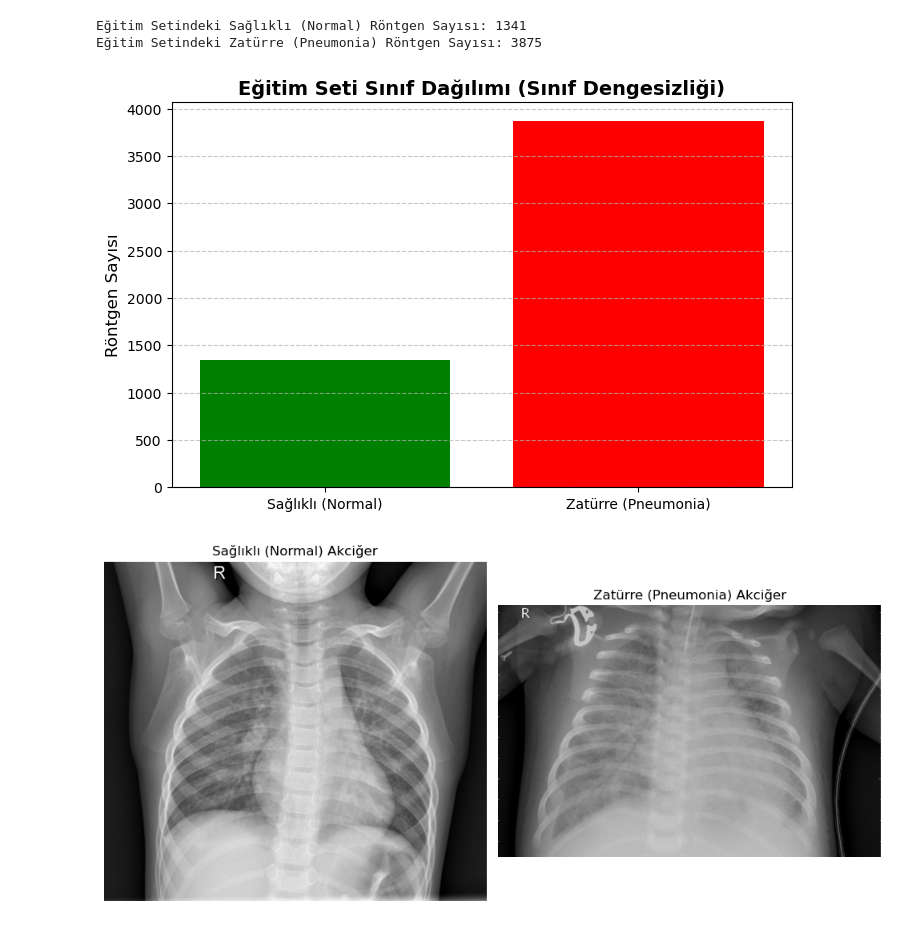
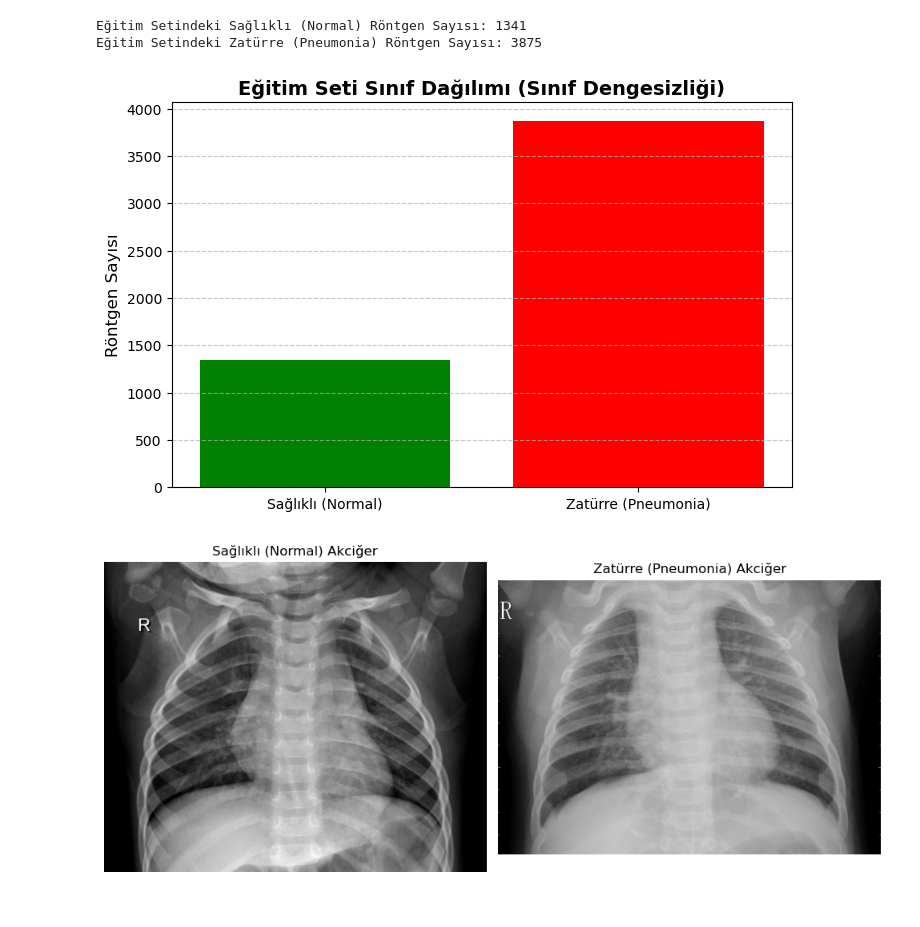
Before and after one commit to mustafaerfidan/Chest-XRay-Pneumonia-Detection, a Jupyter notebook: notebooks/01_veri_kesfi.ipynb, the cells around one changed output. Drawn from its saved outputs; the diff is of its cells as text; code cells hidden in the pictures.

```diff
--- a/notebooks/01_veri_kesfi.ipynb
+++ b/notebooks/01_veri_kesfi.ipynb
@@ -61,38 +61,38 @@ plt.show()
 # =====================================================================
 
 # listdir()[0]: Klasördeki resim listesinin ilk elemanını (0. indeks) yani ilk resmi seçeriz.
-normal_ilk_resim = os.listdir(normal_dir)[0]
-zaturre_ilk_resim = os.listdir(pneumonia_dir)[0]
+normal_ilk_resim = os.listdir(normal_dir)[1]
+zaturre_ilk_resim = os.listdir(pneumonia_dir)[1]
 
 # mpimg.imread(): Seçilen resmi okur ve bilgisayarın anlayacağı 0-255 arası piksel değerlerinden oluşan bir matrise dönüştürür.
 img_normal = mpimg.imread(os.path.join(normal_dir, normal_ilk_resim))
 img_zaturre = mpimg.imread(os.path.join(pneumonia_dir, zaturre_ilk_resim))
 
 # plt.subplots(1, 2): 1 satır ve 2 sütundan oluşan, yan yana duran iki adet boş grafik alanı açar.
 fig, axes = plt.subplots(1, 2, figsize=(10, 5))
 
 # imshow(): imread ile elde edilen piksel matrisini tekrar görsele çevirip ekrana basar.
 # cmap='gray': Resmin siyah-beyaz (röntgen formatında) çizdirilmesini sağlar ki model sadece yapıya odaklansın.
 axes[0].imshow(img_normal, cmap='gray')
 axes[0].set_title('Sağlıklı (Normal) Akciğer')
 
 # axis('off'): Resmin etrafındaki X ve Y eksenindeki sayıları (koordinatları) gizler, temiz görüntü sağlar.
 axes[0].axis('off')
 
 axes[1].imshow(img_zaturre, cmap='gray')
 axes[1].set_title('Zatürre (Pneumonia) Akciğer')
 axes[1].axis('off')
 
 # plt.tight_layout(): İki resmin başlıklarının ve çerçevelerinin birbirine girmesini engeller.
 plt.tight_layout()
 
 # plt.show(): Hazırlanan tüm grafikleri kullanıcıya (ekrana) yansıtır.
 plt.show()
 # %% [output]
 Eğitim Setindeki Sağlıklı (Normal) Röntgen Sayısı: 1341
 Eğitim Setindeki Zatürre (Pneumonia) Röntgen Sayısı: 3875
 [figure]
-[figure, old version]
+[figure, new version]
 # %%
 # ---------------------------------------------------------
 # ADIM 5: PİKSEL YOĞUNLUĞU HİSTOGRAMI (Histogram Analysis)
```
Also changed, not shown: parts of 2 cells of this notebook.
